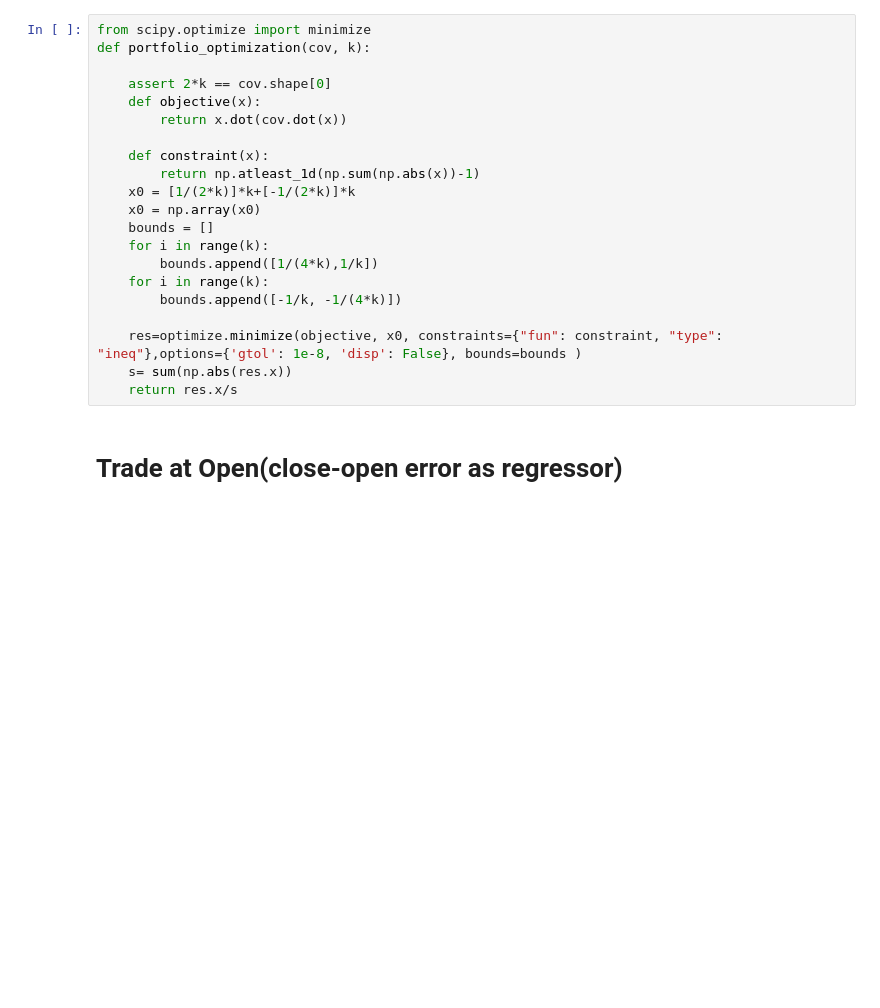
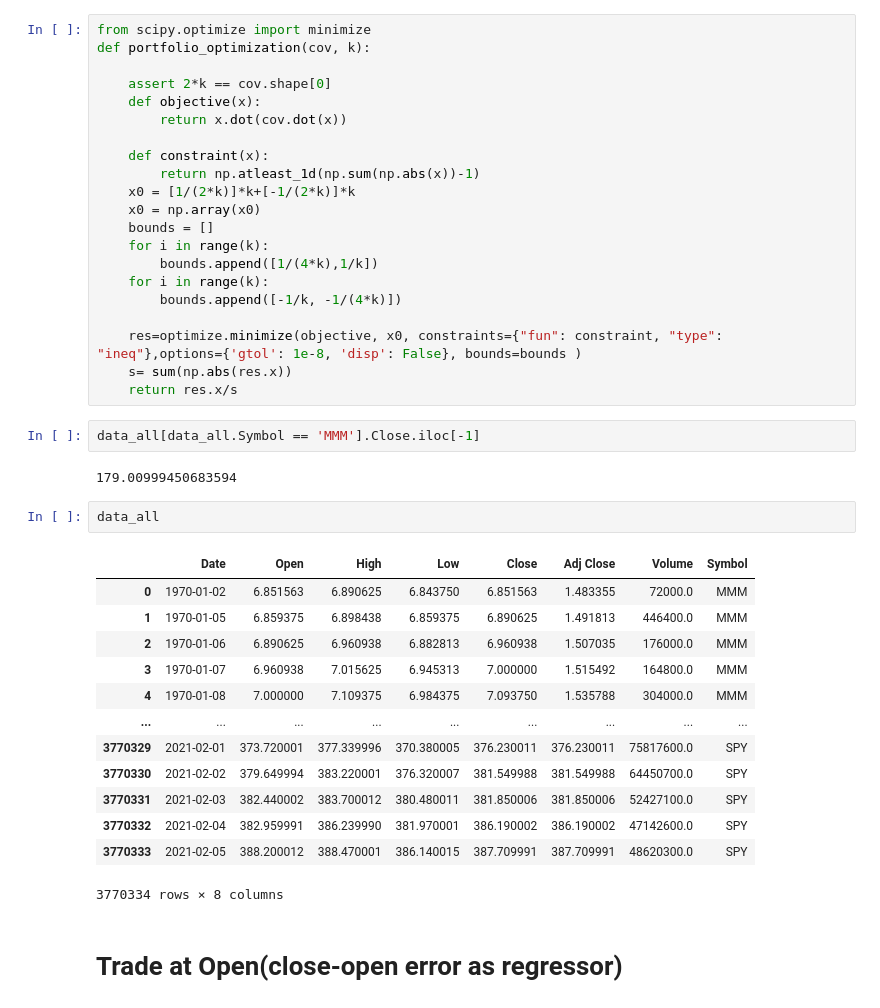
Before and after one commit to xuda1979/DF, a Jupyter notebook: dl_01.ipynb, the cells around one changed output. Saved outputs shown, nothing was run; the diff lists cells and outputs as text; blank space fills up the shorter version.

```diff
--- a/dl_01.ipynb
+++ b/dl_01.ipynb
@@ -171,6 +171,26 @@ def portfolio_optimization(cov, k):
     res=optimize.minimize(objective, x0, constraints={"fun": constraint, "type": "ineq"},options={'gtol': 1e-8, 'disp': False}, bounds=bounds )
     s= sum(np.abs(res.x))
     return res.x/s
+# %%
+data_all[data_all.Symbol == 'MMM'].Close.iloc[-1]
+# %% [output]
+179.00999450683594
+# %%
+data_all
+# %% [output]
+|  | Date | Open | High | Low | Close | Adj Close | Volume | Symbol |
+| 0 | 1970-01-02 | 6.851563 | 6.890625 | 6.843750 | 6.851563 | 1.483355 | 72000.0 | MMM |
+| 1 | 1970-01-05 | 6.859375 | 6.898438 | 6.859375 | 6.890625 | 1.491813 | 446400.0 | MMM |
+| 2 | 1970-01-06 | 6.890625 | 6.960938 | 6.882813 | 6.960938 | 1.507035 | 176000.0 | MMM |
+| 3 | 1970-01-07 | 6.960938 | 7.015625 | 6.945313 | 7.000000 | 1.515492 | 164800.0 | MMM |
+| 4 | 1970-01-08 | 7.000000 | 7.109375 | 6.984375 | 7.093750 | 1.535788 | 304000.0 | MMM |
+| ... | ... | ... | ... | ... | ... | ... | ... | ... |
+| 3770329 | 2021-02-01 | 373.720001 | 377.339996 | 370.380005 | 376.230011 | 376.230011 | 75817600.0 | SPY |
+| 3770330 | 2021-02-02 | 379.649994 | 383.220001 | 376.320007 | 381.549988 | 381.549988 | 64450700.0 | SPY |
+| 3770331 | 2021-02-03 | 382.440002 | 383.700012 | 380.480011 | 381.850006 | 381.850006 | 52427100.0 | SPY |
+| 3770332 | 2021-02-04 | 382.959991 | 386.239990 | 381.970001 | 386.190002 | 386.190002 | 47142600.0 | SPY |
+| 3770333 | 2021-02-05 | 388.200012 | 388.470001 | 386.140015 | 387.709991 | 387.709991 | 48620300.0 | SPY |
+3770334 rows × 8 columns
 # %% [markdown]
 # Trade at Open(close-open error as regressor)
 # %%
```
Also changed, not shown: parts of 4 cells of this notebook.
